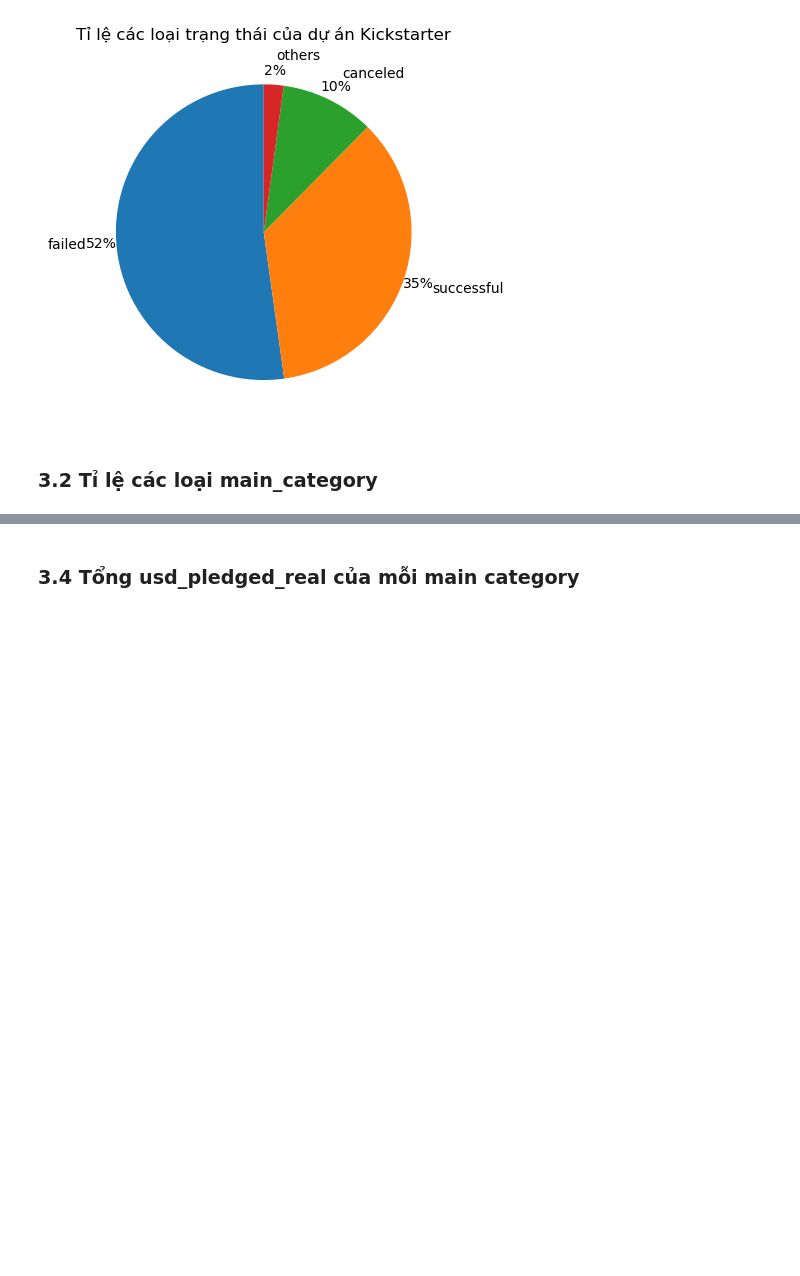
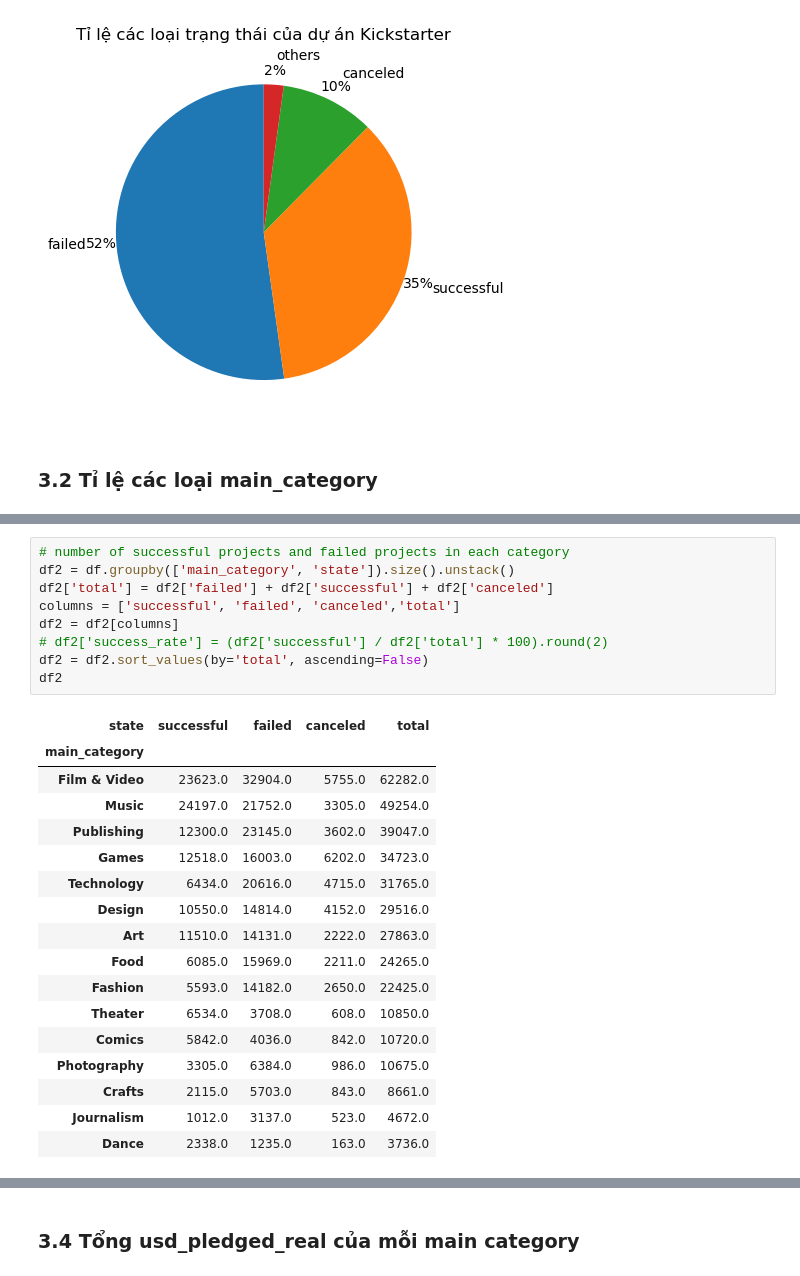
Before and after one commit to DucPhu2308/KickstarterProject_EDA_ML, a Jupyter notebook: KickstarterProject_ML.ipynb, the cells around one changed output, grey strips where cells are left out. Drawn from its saved outputs; the diff is of its cells as text; blank space fills up the shorter version.

```diff
--- a/KickstarterProject_ML.ipynb
+++ b/KickstarterProject_ML.ipynb
@@ -110,0 +160,27 @@ output
+# %%
+# number of successful projects and failed projects in each category
+df2 = df.groupby(['main_category', 'state']).size().unstack()
+df2['total'] = df2['failed'] + df2['successful'] + df2['canceled']
+columns = ['successful', 'failed', 'canceled','total']
+df2 = df2[columns]
+# df2['success_rate'] = (df2['successful'] / df2['total'] * 100).round(2)
+df2 = df2.sort_values(by='total', ascending=False)
+df2
+# %% [output]
+| state | successful | failed | canceled | total |
+| main_category |  |  |  |  |
+| Film & Video | 23623.0 | 32904.0 | 5755.0 | 62282.0 |
+| Music | 24197.0 | 21752.0 | 3305.0 | 49254.0 |
+| Publishing | 12300.0 | 23145.0 | 3602.0 | 39047.0 |
+| Games | 12518.0 | 16003.0 | 6202.0 | 34723.0 |
+| Technology | 6434.0 | 20616.0 | 4715.0 | 31765.0 |
+| Design | 10550.0 | 14814.0 | 4152.0 | 29516.0 |
+| Art | 11510.0 | 14131.0 | 2222.0 | 27863.0 |
+| Food | 6085.0 | 15969.0 | 2211.0 | 24265.0 |
+| Fashion | 5593.0 | 14182.0 | 2650.0 | 22425.0 |
+| Theater | 6534.0 | 3708.0 | 608.0 | 10850.0 |
+| Comics | 5842.0 | 4036.0 | 842.0 | 10720.0 |
+| Photography | 3305.0 | 6384.0 | 986.0 | 10675.0 |
+| Crafts | 2115.0 | 5703.0 | 843.0 | 8661.0 |
+| Journalism | 1012.0 | 3137.0 | 523.0 | 4672.0 |
+| Dance | 2338.0 | 1235.0 | 163.0 | 3736.0 |
```
Also changed, not shown: parts of 7 cells of this notebook.
